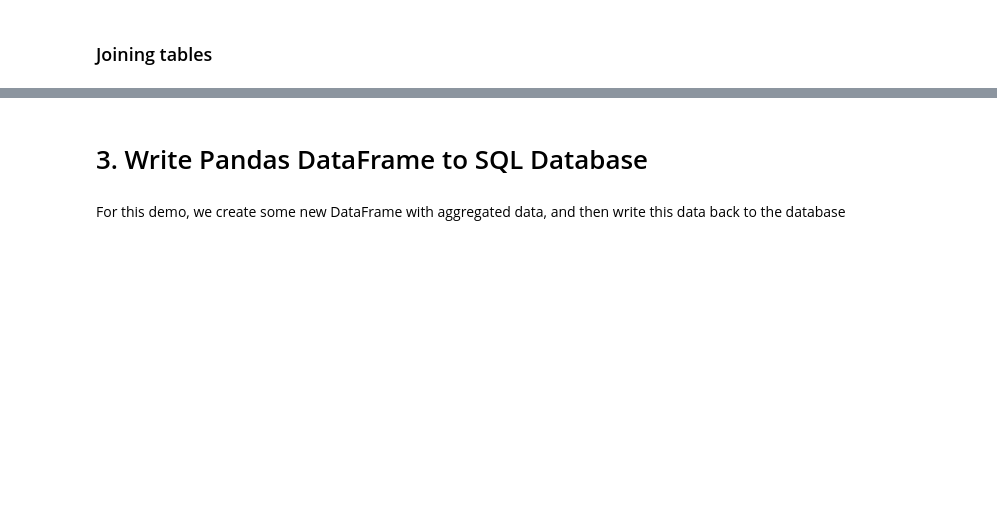
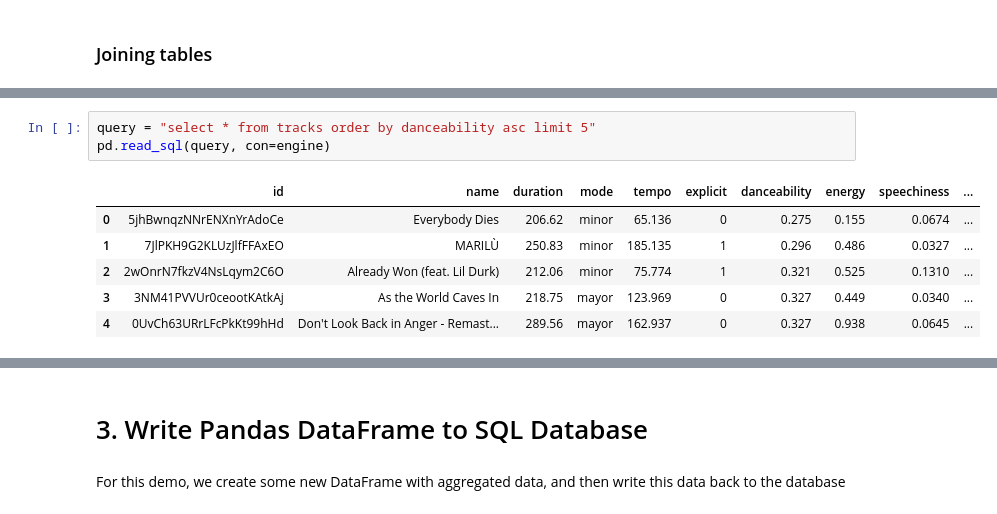
Before and after one commit to Timson1235/clouddocker, a Jupyter notebook: Programming/sql/demo-20250407/demo.ipynb, the cells around one changed output, grey strips where cells are left out. Drawn from its saved outputs; the diff is of its cells as text; blank space fills up the shorter version.

```diff
--- a/Programming/sql/demo-20250407/demo.ipynb
+++ b/Programming/sql/demo-20250407/demo.ipynb
@@ -84,0 +143,10 @@ pd.read_sql(query, con=engine)
+# %%
+query = "select * from tracks order by danceability asc limit 5"
+pd.read_sql(query, con=engine)
+# %% [output]
+|  | id | name | duration | mode | tempo | explicit | danceability | energy | speechiness | ... |
+| 0 | 5jhBwnqzNNrENXnYrAdoCe | Everybody Dies | 206.62 | minor | 65.136 | 0 | 0.275 | 0.155 | 0.0674 | ... |
+| 1 | 7JlPKH9G2KLUzJlfFFAxEO | MARILÙ | 250.83 | minor | 185.135 | 1 | 0.296 | 0.486 | 0.0327 | ... |
+| 2 | 2wOnrN7fkzV4NsLqym2C6O | Already Won (feat. Lil Durk) | 212.06 | minor | 75.774 | 1 | 0.321 | 0.525 | 0.1310 | ... |
+| 3 | 3NM41PVVUr0ceootKAtkAj | As the World Caves In | 218.75 | mayor | 123.969 | 0 | 0.327 | 0.449 | 0.0340 | ... |
+| 4 | 0UvCh63URrLFcPkKt99hHd | Don't Look Back in Anger - Remast... | 289.56 | mayor | 162.937 | 0 | 0.327 | 0.938 | 0.0645 | ... |
```
Also changed, not shown: parts of 25 cells of this notebook, 2 other files.
